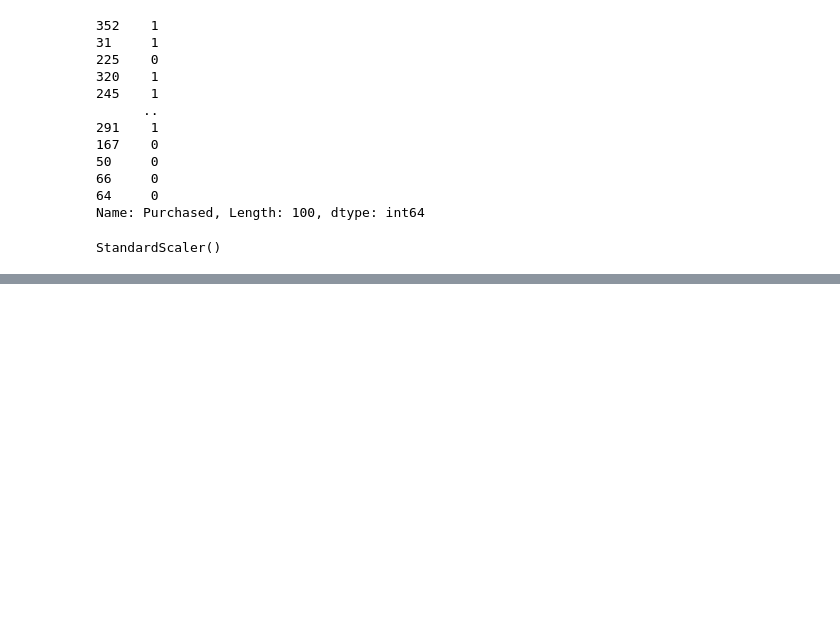
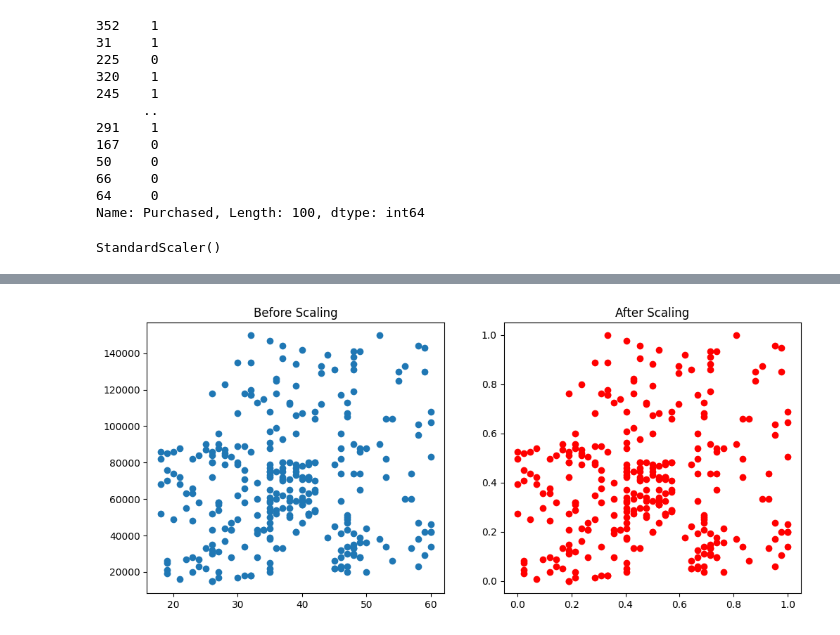
Before and after one commit to Hunnykumar007/SimpleLinearAlgorithm, a Jupyter notebook: notebooks/Feature_Engineering.ipynb, the cells around one changed output, grey strips where cells are left out. Saved outputs shown, nothing was run; the diff lists cells and outputs as text; code cells hidden in the pictures; blank space fills up the shorter version.

```diff
--- a/notebooks/Feature_Engineering.ipynb
+++ b/notebooks/Feature_Engineering.ipynb
@@ -203,0 +269,6 @@ array([[ 0.38596703,  0.63872088],
+# %%
+# How min max scaler look like
+# min-max
+from sklearn.preprocessing import MinMaxScaler
+scaler_min_max=MinMaxScaler()
+scaler_min_max.fit(X_train)
@@ -203,0 +277,4 @@ array([[ 0.38596703,  0.63872088],
+# %%
+# std_scaler=x-mean/std
+
+X_train_min_max=scaler_min_max.transform(X_train)
@@ -203,0 +283,3 @@ array([[ 0.38596703,  0.63872088],
+# %%
+X_train_min_max=pd.DataFrame(X_train_min_max, columns=X_train.columns)
+X_test_min_max=pd.DataFrame(X_test_min_max, columns=X_test.columns)
@@ -203,0 +314,12 @@ array([[ 0.38596703,  0.63872088],
+# %%
+fig, (ax1, ax2) = plt.subplots(1, 2, figsize=(12, 5))
+ax1.scatter(X_train['Age'], X_train['EstimatedSalary'])
+ax1.set_title('Before Scaling')
+
+X_train_scaled_df = pd.DataFrame(X_train_scaled, columns=X_train.columns)
+ax2.scatter(X_train_min_max['Age'], X_train_min_max['EstimatedSalary'], color='red')
+ax2.set_title('After Scaling')
+
+plt.show()
+# %% [output]
+[figure, added]
```
Also changed, not shown: parts of 55 cells of this notebook.
